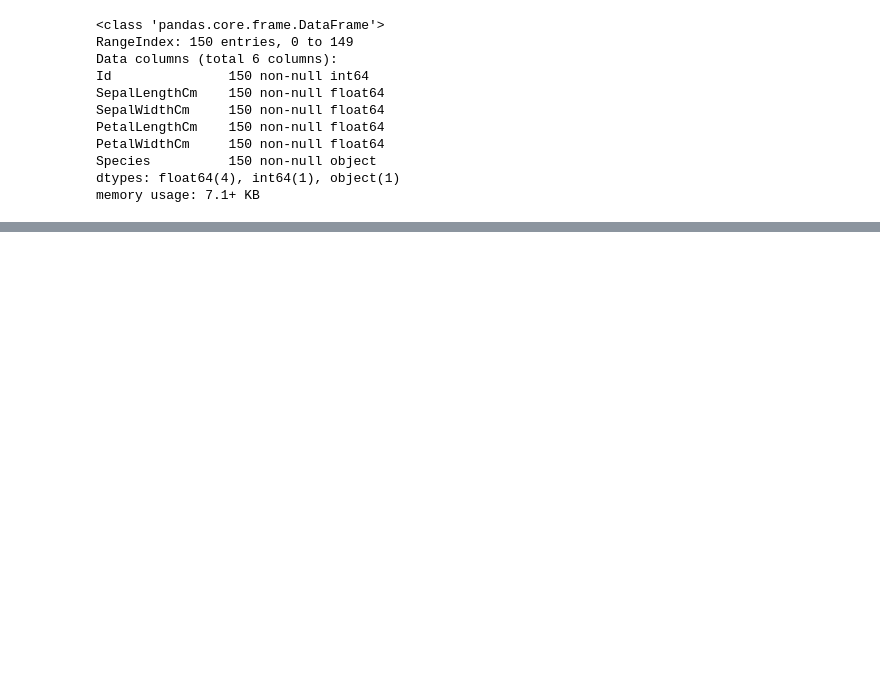
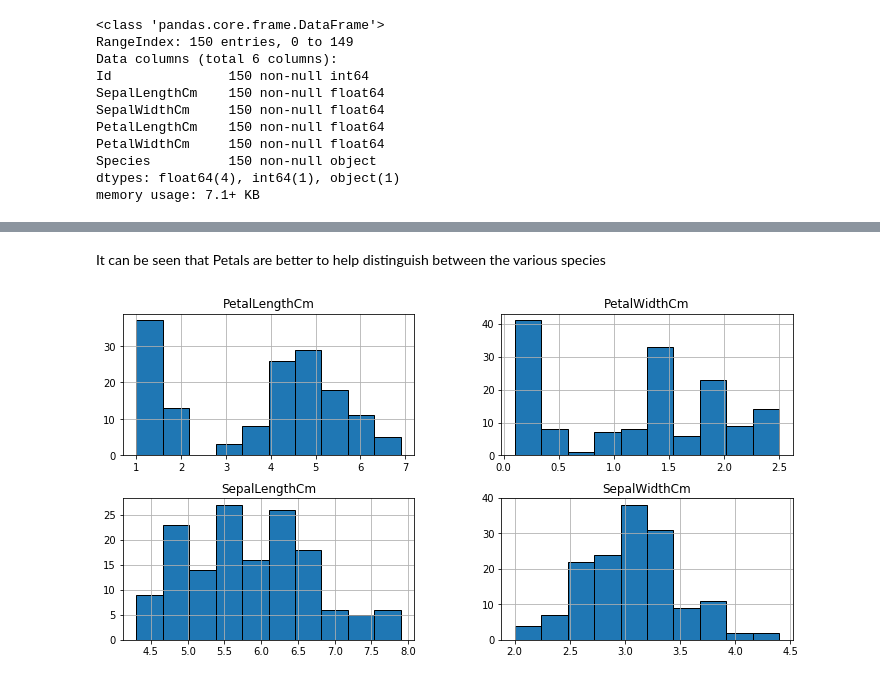
Before and after one commit to Suhail727/Data-Science-Projects, a Jupyter notebook: Iris Species/Iris.ipynb, the cells around one changed output, grey strips where cells are left out. Saved outputs shown, nothing was run; the diff lists cells and outputs as text; code cells hidden in the pictures; blank space fills up the shorter version.

```diff
--- a/Iris Species/Iris.ipynb
+++ b/Iris Species/Iris.ipynb
@@ -31,0 +60,10 @@ memory usage: 7.1+ KB
+# %% [markdown]
+It can be seen that Petals are better to help distinguish between the various species
+# %%
+# Length vs Width
+iris.hist(edgecolor='black')
+fig=plt.gcf()
+fig.set_size_inches(12,6)
+plt.show()
+# %% [output]
+[figure, added]
```
Also changed, not shown: parts of 15 cells of this notebook.
